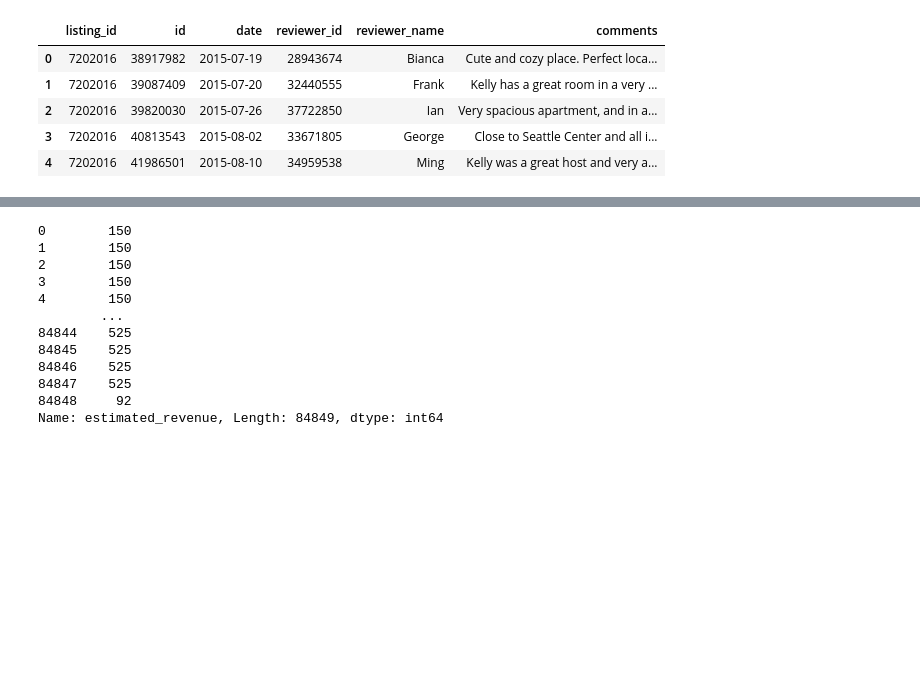
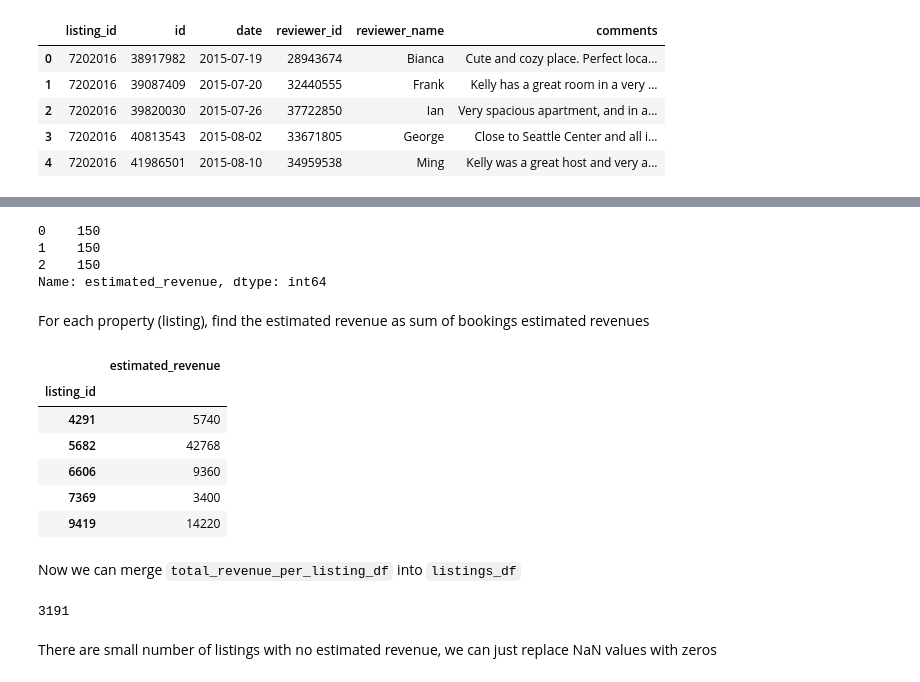
Before and after one commit to barkas62/data_scientist_project1, a Jupyter notebook: airbnb_data_analysis.ipynb, the cells around one changed output, grey strips where cells are left out. Drawn from its saved outputs; the diff is of its cells as text; code cells hidden in the pictures; blank space fills up the shorter version.

```diff
--- a/airbnb_data_analysis.ipynb
+++ b/airbnb_data_analysis.ipynb
@@ -72,21 +78,28 @@ https://towardsdatascience.com/airbnb-in-seattle-data-analysis-8222207579d7
 # %%
 # To make joining easier, rename id column in listings_df to listing_id, as in reviews_df
-listings_df.rename(columns={'id':'listing_id'}, inplace=True)
+#listings_df.rename(columns={'id':'listing_id'}, inplace=True)
 # %%
-bookings_df = pd.merge(reviews_df, listings_df, on='listing_id')
+bookings_df = pd.merge(reviews_df, listings_df, left_on='listing_id', right_on='id')
 
 bookings_df['estimated_revenue'] = bookings_df['price'] * bookings_df['minimum_nights']
-bookings_df['estimated_revenue']
+bookings_df['estimated_revenue'].head(3)
 # %% [output]
-0        150
-1        150
-2        150
-3        150
-4        150
-        ...
-84844    525
-84845    525
-84846    525
-84847    525
-84848     92
-Name: estimated_revenue, Length: 84849, dtype: int64
+0    150
+1    150
+2    150
+Name: estimated_revenue, dtype: int64
+# %% [markdown]
+For each property (listing), find the estimated revenue as sum of bookings estimated revenues
+# %%
+total_revenue_per_listing_df = bookings_df[['listing_id','estimated_revenue']].groupby(['listing_id']).sum()
+total_revenue_per_listing_df.head()
+# %% [output]
+|  | estimated_revenue |
+| listing_id |  |
+| 4291 | 5740 |
+| 5682 | 42768 |
+| 6606 | 9360 |
+| 7369 | 3400 |
+| 9419 | 14220 |
+# %% [markdown]
+Now we can merge `total_revenue_per_listing_df` into `listings_df`
@@ -92,0 +108,6 @@ Name: estimated_revenue, Length: 84849, dtype: int64
+# %%
+listings_df['estimated_revenue'].count()
+# %% [output]
+3191
+# %% [markdown]
+There are small number of listings with no estimated revenue, we can just replace NaN values with zeros
```
Also changed, not shown: parts of 15 cells of this notebook.
